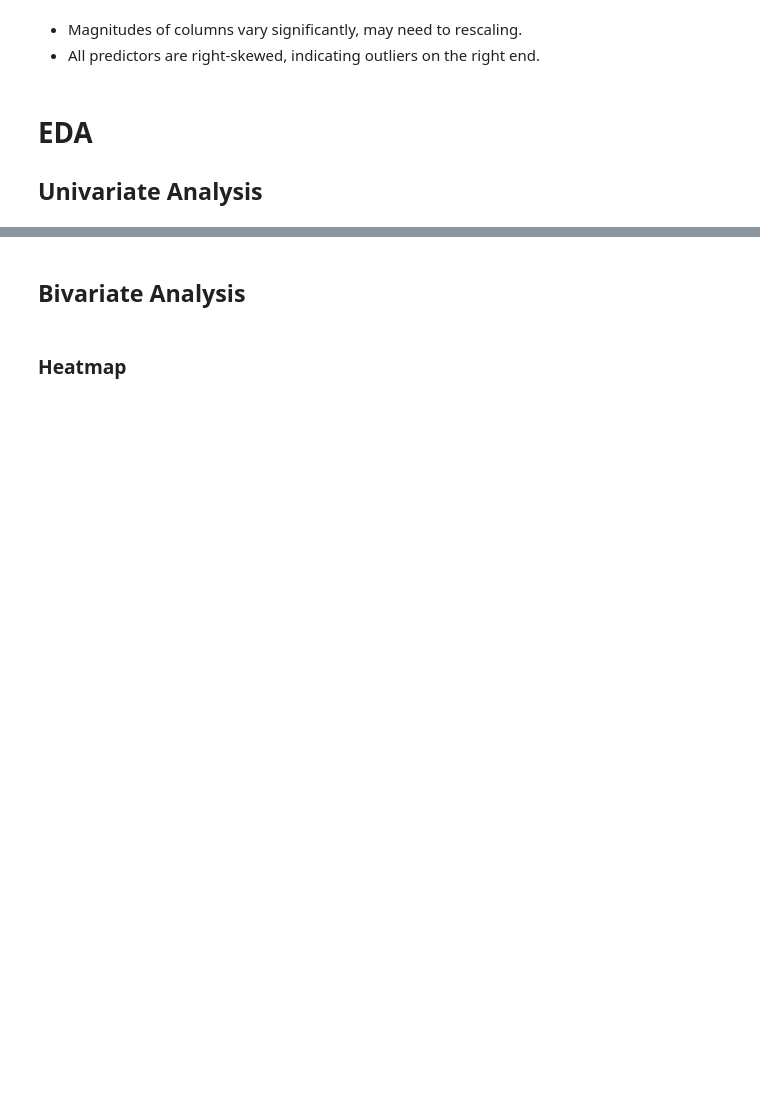
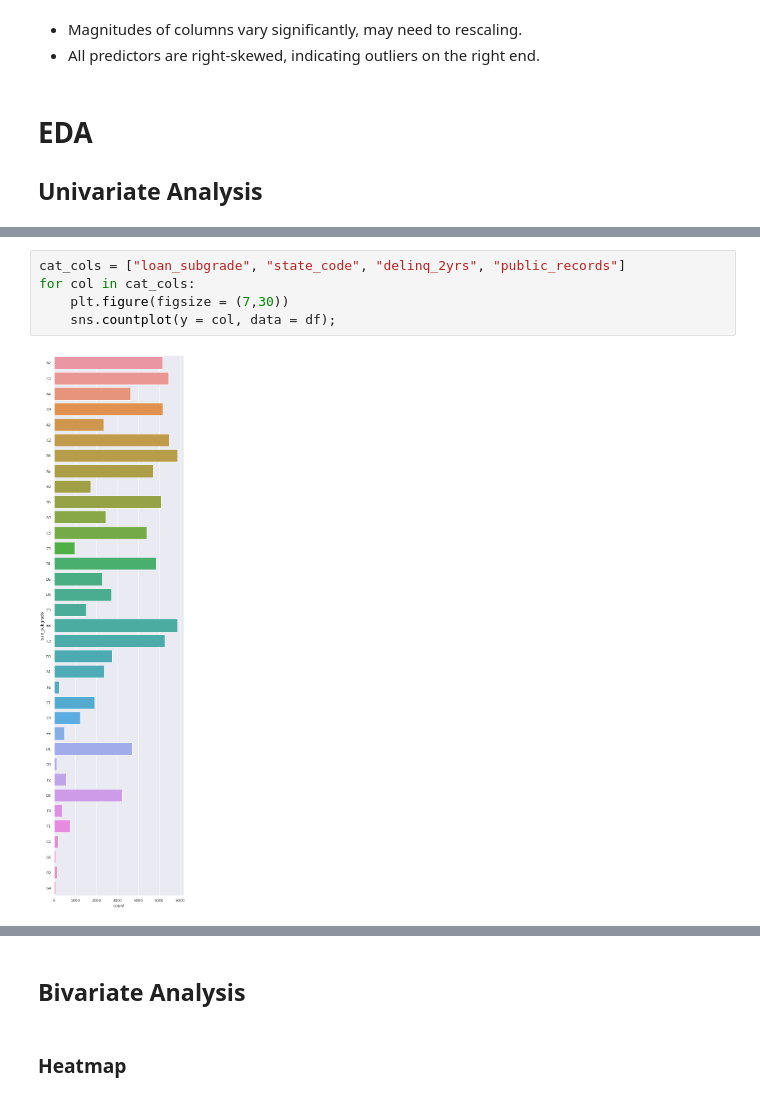
Before and after one commit to liangym2014/Data-science-and-machine-learning, a Jupyter notebook: 8.Hackathon_Loan_Default.ipynb, the cells around one changed output, grey strips where cells are left out. Saved outputs shown, nothing was run; the diff lists cells and outputs as text; blank space fills up the shorter version.

```diff
--- a/8.Hackathon_Loan_Default.ipynb
+++ b/8.Hackathon_Loan_Default.ipynb
@@ -256,0 +263,7 @@ for col in cat_cols:
+# %%
+cat_cols = ["loan_subgrade", "state_code", "delinq_2yrs", "public_records"]
+for col in cat_cols:
+    plt.figure(figsize = (7,30))
+    sns.countplot(y = col, data = df);
+# %% [output]
+[figure, added]
```
Also changed, not shown: parts of 70 cells of this notebook.
